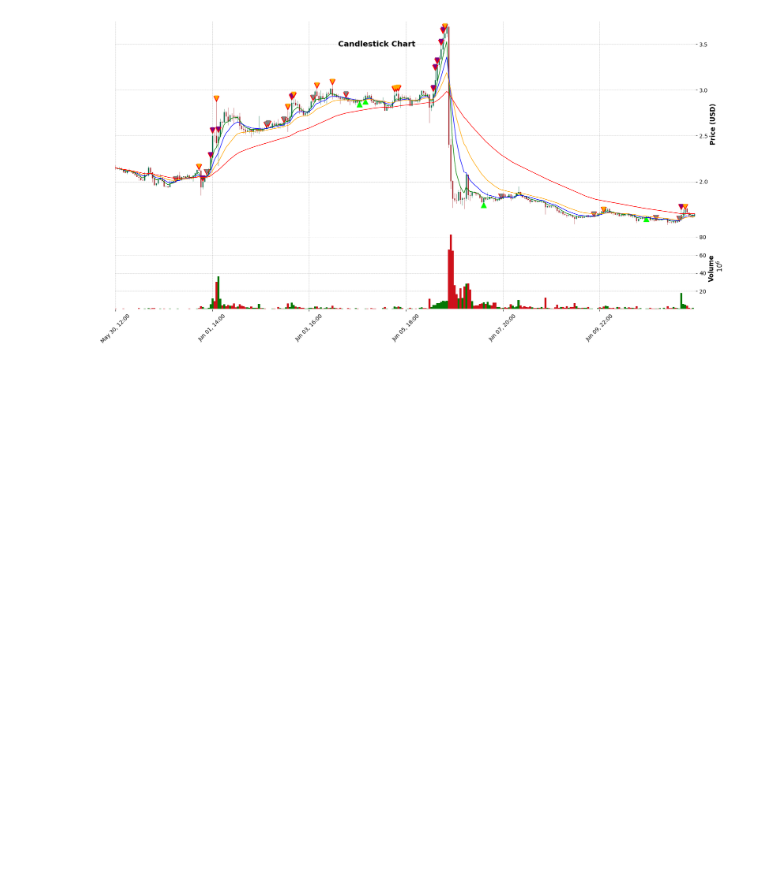
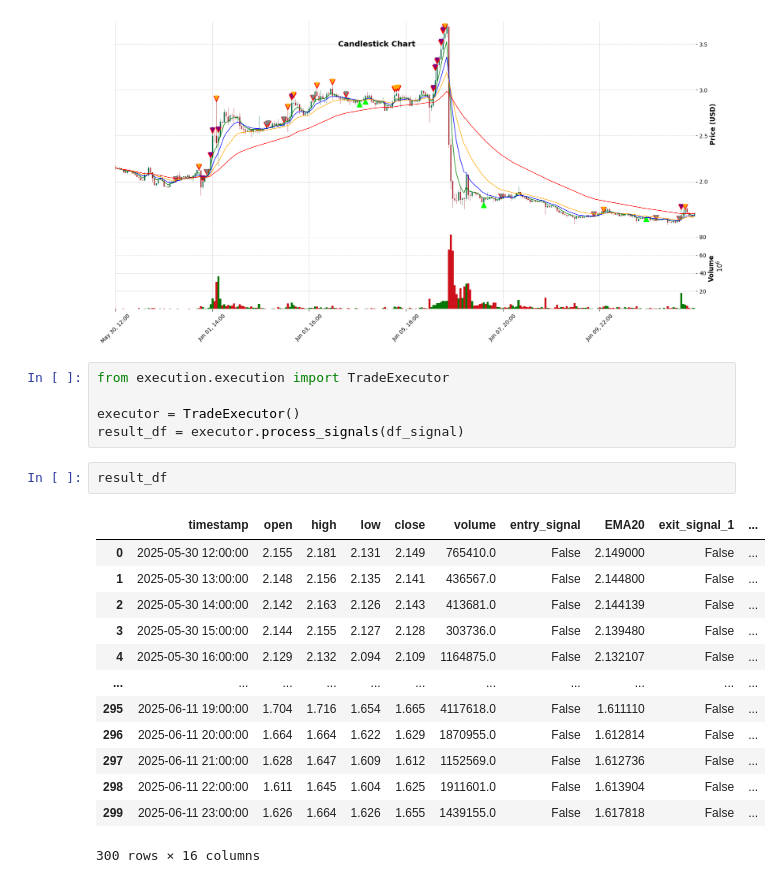
Before and after one commit to metaTaoTao/TaoTrader, a Jupyter notebook: notebooks/research.ipynb, the cells around one changed output. Saved outputs shown, nothing was run; the diff lists cells and outputs as text; blank space fills up the shorter version.

Commit message:
add execution layer

```diff
--- a/notebooks/research.ipynb
+++ b/notebooks/research.ipynb
@@ -53,3 +51,24 @@ df_signal = ss.detect_exit_signal_full(df_signal)
 plot_kline_chart(df_signal)
 # %% [output]
 [figure]
+# %%
+from execution.execution import TradeExecutor
+
+executor = TradeExecutor()
+result_df = executor.process_signals(df_signal)
+# %%
+result_df
+# %% [output]
+|  | timestamp | open | high | low | close | volume | entry_signal | EMA20 | exit_signal_1 | ... |
+| 0 | 2025-05-30 12:00:00 | 2.155 | 2.181 | 2.131 | 2.149 | 765410.0 | False | 2.149000 | False | ... |
+| 1 | 2025-05-30 13:00:00 | 2.148 | 2.156 | 2.135 | 2.141 | 436567.0 | False | 2.144800 | False | ... |
+| 2 | 2025-05-30 14:00:00 | 2.142 | 2.163 | 2.126 | 2.143 | 413681.0 | False | 2.144139 | False | ... |
+| 3 | 2025-05-30 15:00:00 | 2.144 | 2.155 | 2.127 | 2.128 | 303736.0 | False | 2.139480 | False | ... |
+| 4 | 2025-05-30 16:00:00 | 2.129 | 2.132 | 2.094 | 2.109 | 1164875.0 | False | 2.132107 | False | ... |
+| ... | ... | ... | ... | ... | ... | ... | ... | ... | ... | ... |
+| 295 | 2025-06-11 19:00:00 | 1.704 | 1.716 | 1.654 | 1.665 | 4117618.0 | False | 1.611110 | False | ... |
+| 296 | 2025-06-11 20:00:00 | 1.664 | 1.664 | 1.622 | 1.629 | 1870955.0 | False | 1.612814 | False | ... |
+| 297 | 2025-06-11 21:00:00 | 1.628 | 1.647 | 1.609 | 1.612 | 1152569.0 | False | 1.612736 | False | ... |
+| 298 | 2025-06-11 22:00:00 | 1.611 | 1.645 | 1.604 | 1.625 | 1911601.0 | False | 1.613904 | False | ... |
+| 299 | 2025-06-11 23:00:00 | 1.626 | 1.664 | 1.626 | 1.655 | 1439155.0 | False | 1.617818 | False | ... |
+300 rows × 16 columns
```
Also changed, not shown: parts of 2 cells of this notebook, 9 other files.
